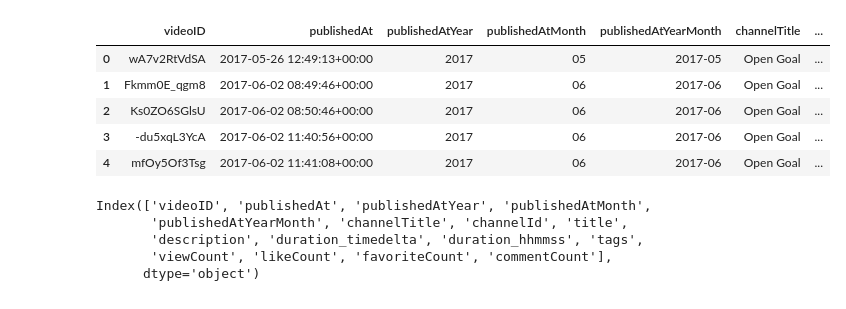
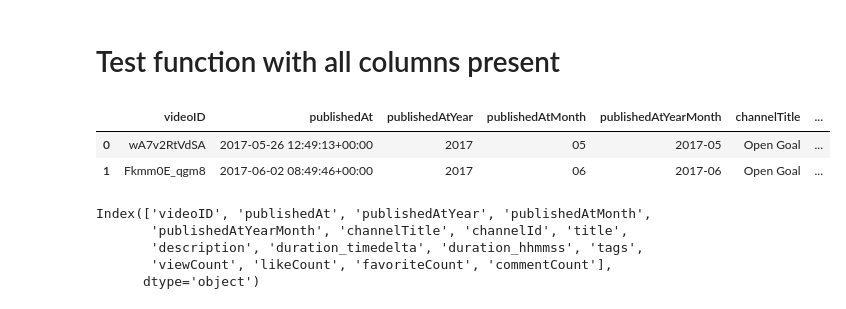
Before and after one commit to JonR45/OpenGoal, a Jupyter notebook: notebooks/4_3_0_feature_engineering_year_month.ipynb, the cells around one changed output. Saved outputs shown, nothing was run; the diff lists cells and outputs as text; code cells hidden in the pictures.

```diff
--- a/notebooks/4_3_0_feature_engineering_year_month.ipynb
+++ b/notebooks/4_3_0_feature_engineering_year_month.ipynb
@@ -53,22 +53,41 @@ def create_year_month_columns(df):
     df_.sort_values(by=['publishedAt'], inplace=True)
     df_.reset_index(drop=True, inplace=True)
 
-    df_ = df_[['videoID', 'publishedAt', 'publishedAtYear', 'publishedAtMonth', 'publishedAtYearMonth',
+    try:
+        df_ = df_[['videoID', 'publishedAt', 'publishedAtYear', 'publishedAtMonth', 'publishedAtYearMonth',
                'channelTitle', 'channelId',  'title', 'description', 'duration_timedelta', 'duration_hhmmss', 'tags',
                'viewCount', 'likeCount', 'favoriteCount','commentCount']]
 
+    except KeyError as ke:
+        # store error message (format is "KeyError: ['column_x', 'column_y', ... 'column_n'] not in index")
+        error_message = str(ke)
+
+        # Extract the string between square brackets
+        missing_columns_str = error_message.split("'")[1]
+
+        # Split the string between the square brackets into individual column names
+        missing_columns_list = missing_columns_str.split(", ")
+
+        # Print the list of missing columns
+        print(f"Warning: {ke}\nDataframe created without these columns.")
+
+        # store remaining columns
+        remaining_columns = [col for col in df_.columns if col not in missing_columns_list]
+
+        # create dataframe with just remaining columns
+        df_ = df_[remaining_columns]
+
 
     return df_
+# %% [markdown]
+# Test function with all columns present
 # %%
 df = create_year_month_columns(df)
-df.head()
+df.head(2)
 # %% [output]
 |  | videoID | publishedAt | publishedAtYear | publishedAtMonth | publishedAtYearMonth | channelTitle | ... |
 | 0 | wA7v2RtVdSA | 2017-05-26 12:49:13+00:00 | 2017 | 05 | 2017-05 | Open Goal | ... |
 | 1 | Fkmm0E_qgm8 | 2017-06-02 08:49:46+00:00 | 2017 | 06 | 2017-06 | Open Goal | ... |
-| 2 | Ks0ZO6SGlsU | 2017-06-02 08:50:46+00:00 | 2017 | 06 | 2017-06 | Open Goal | ... |
-| 3 | -du5xqL3YcA | 2017-06-02 11:40:56+00:00 | 2017 | 06 | 2017-06 | Open Goal | ... |
-| 4 | mfOy5Of3Tsg | 2017-06-02 11:41:08+00:00 | 2017 | 06 | 2017-06 | Open Goal | ... |
 # %%
 df.columns
 # %% [output]
```
Also changed, not shown: parts of 7 cells of this notebook, 11 other files.
